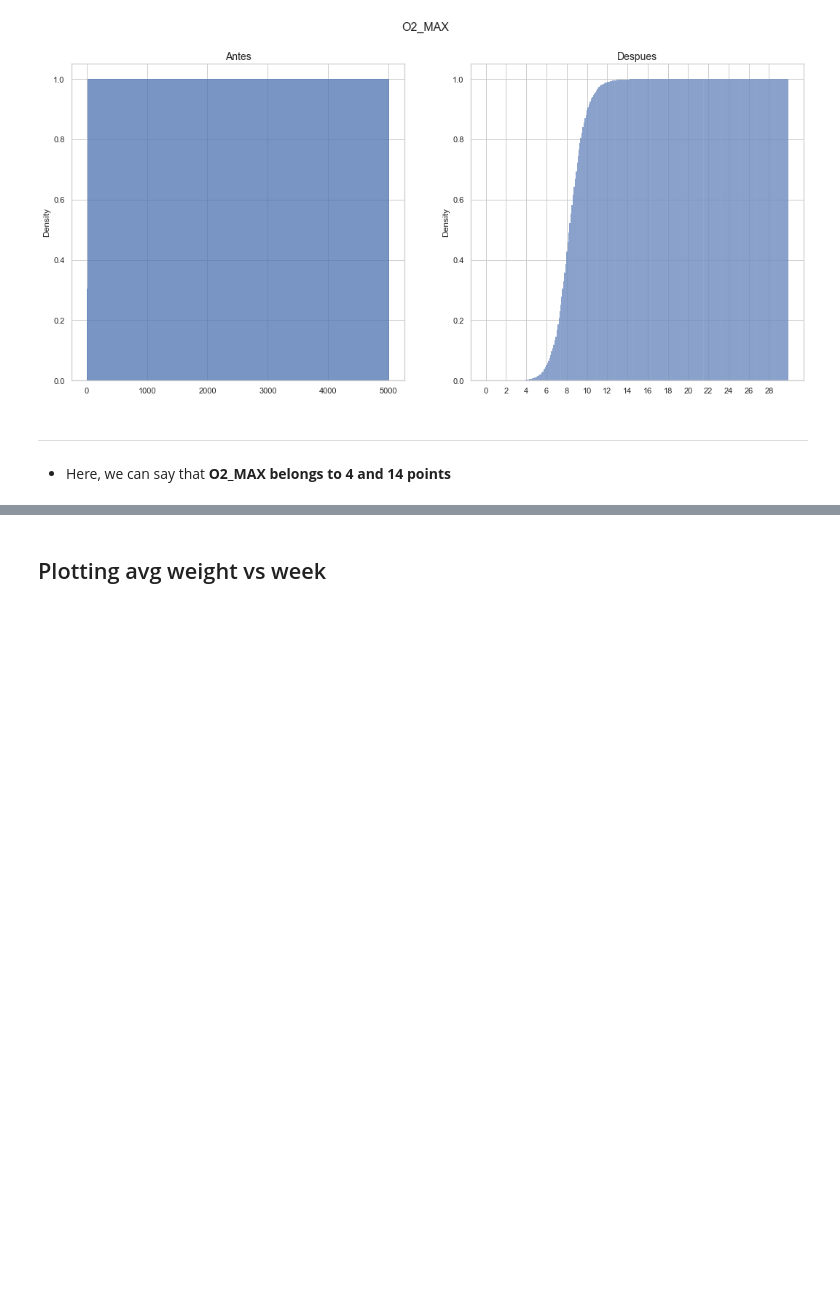
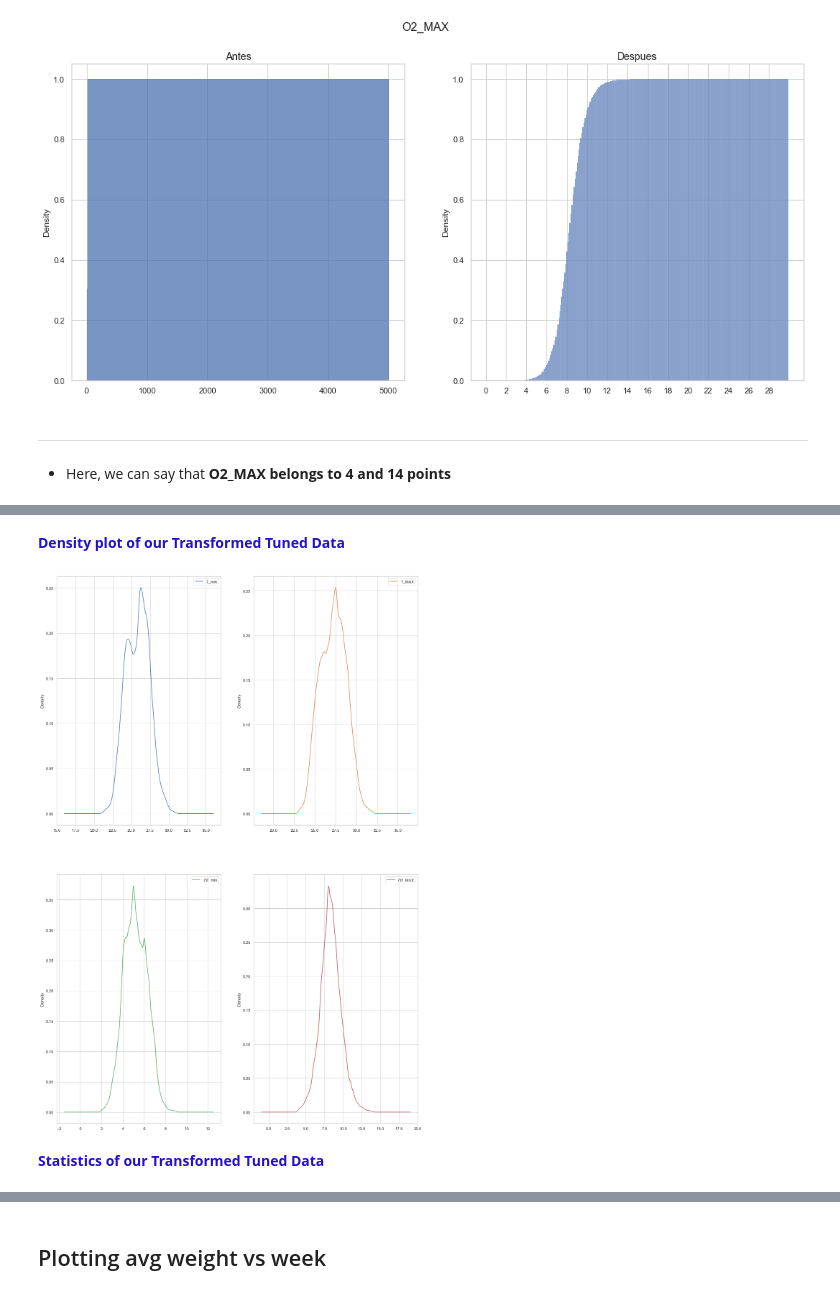
Before and after one commit to marlonZapata/tesis, a Jupyter notebook: jupyter-notebooks/3. Data Analysis - II.ipynb, the cells around one changed output, grey strips where cells are left out. Drawn from its saved outputs; the diff is of its cells as text; code cells hidden in the pictures; blank space fills up the shorter version.

Commit message:
Density plot of Transformed Tuned Data

```diff
--- a/jupyter-notebooks/3. Data Analysis - II.ipynb
+++ b/jupyter-notebooks/3. Data Analysis - II.ipynb
@@ -332,0 +298,2 @@ data.describe()
+# %% [markdown]
+**<font color="#2412c7">Density plot of our Transformed Tuned Data</font>**
@@ -332,0 +311,10 @@ data.describe()
+# %%
+figura = plt.figure(figsize = (18,28))
+formatoEjes = figura.gca()
+
+data.plot(ax = formatoEjes, kind = 'density', subplots = True, layout = (2,2), sharex = False )
+plt.show()
+# %% [output]
+[figure, added]
+# %% [markdown]
+**<font color="#2412c7">Statistics of our Transformed Tuned Data</font>**
```
Also changed, not shown: parts of 28 cells of this notebook.
